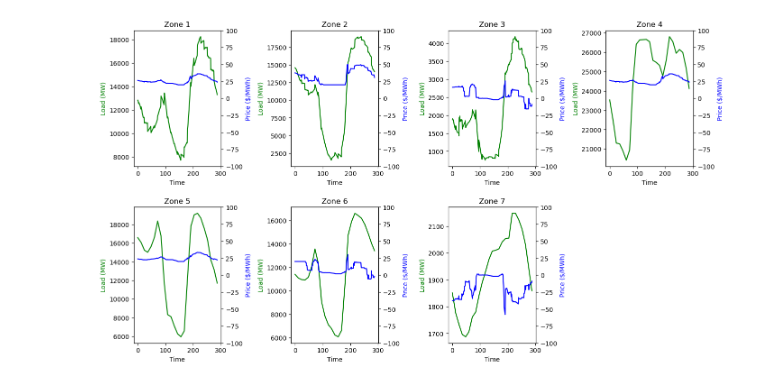
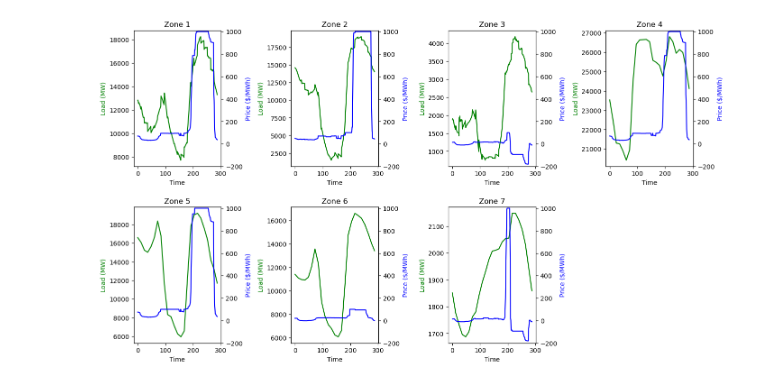
Before and after one commit to niklauskun/STESTS-Archive, a Jupyter notebook: Plot.ipynb, the cells around one changed output. Saved outputs shown, nothing was run; the diff lists cells and outputs as text; code cells hidden in the pictures.

```diff
--- a/Plot.ipynb
+++ b/Plot.ipynb
@@ -40,35 +40,35 @@ fig, axes = plt.subplots(nrows=2, ncols=4, figsize=(16, 9))
 fig.delaxes(axes[1][3])
 
 # Flatten the axes array to make it easier to iterate over
 axes = axes.flatten()
 
 # Loop through each zone
 for i in range(7):
     # Plot load and price for each zone
     ax1 = axes[i]
     ax2 = ax1.twinx()
 
     ax1.plot(time, df5.iloc[:, i], 'g-')
     ax2.plot(time, df2.iloc[:, i], 'b-')
 
     # Set y-axis limits
-    ax2.set_ylim(-100, 100)
+    ax2.set_ylim(-200, 1010)
 
     # Set labels
     ax1.set_ylabel('Load (MW)', color='g')
     ax2.set_ylabel('Price ($/MWh)', color='b')
     ax1.set_xlabel('Time')
 
     # Set title for each subplot
     ax1.set_title(f'Zone {i+1}')
 
 # Adjust the space between plots
 plt.subplots_adjust(wspace=0.8, hspace=0.3)
 
 # Show the plot
 plt.show()
 # %% [output]
-[figure, old version]
+[figure, new version]
 # %%
 df3 = pd.DataFrame(load)
 # %%
```
Also changed, not shown: 3 other files.
